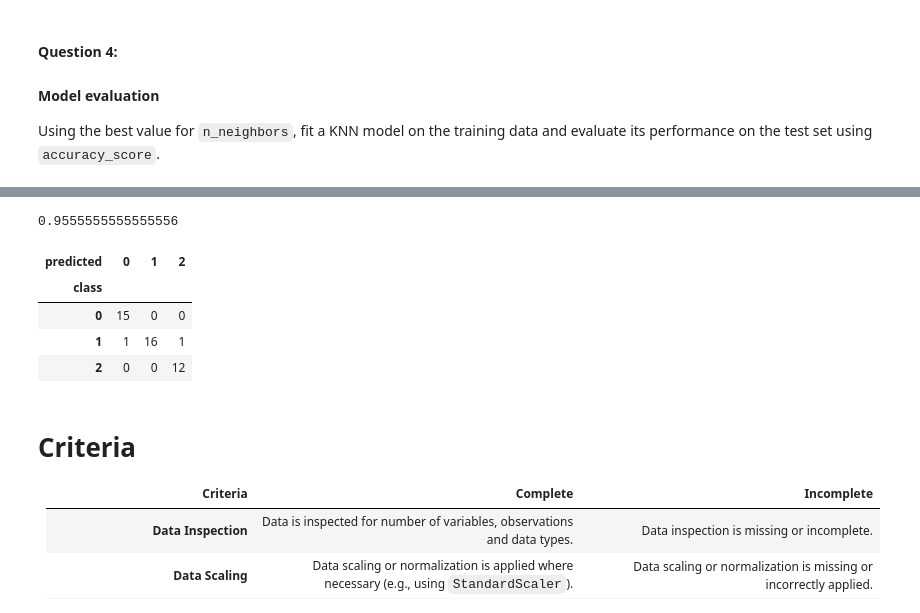
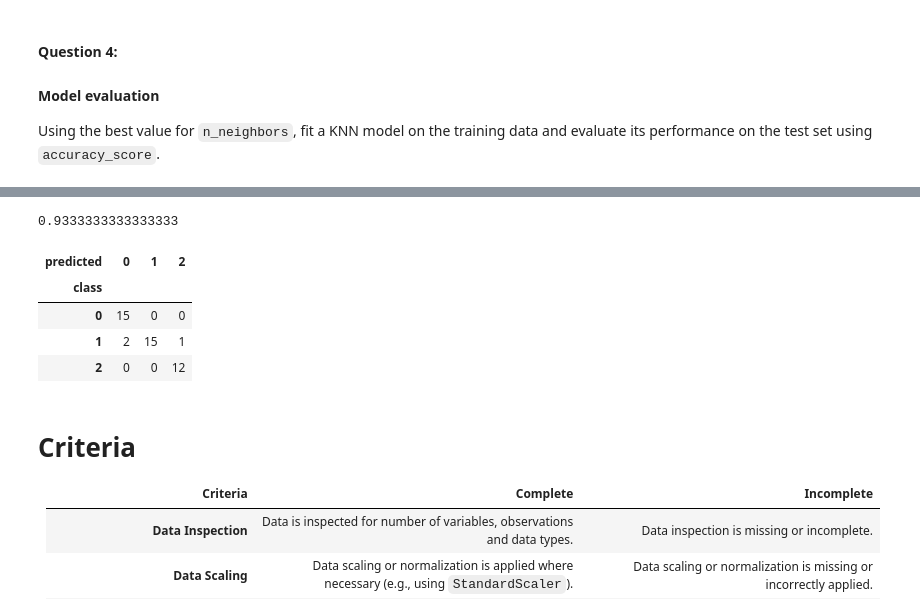
Before and after one commit to ccmckenzie17/LCR, a Jupyter notebook: 02_activities/assignments/assignment_1.ipynb, the cells around one changed output, grey strips where cells are left out. Drawn from its saved outputs; the diff is of its cells as text; code cells hidden in the pictures.

```diff
--- a/02_activities/assignments/assignment_1.ipynb
+++ b/02_activities/assignments/assignment_1.ipynb
@@ -133,0 +101,10 @@ print(predictors_standardized.head())
+# %%
+# Select predictors (excluding the last column)
+predictors = wine_df.iloc[:, :-1]
+
+# Standardize the predictors
+scaler = StandardScaler()
+predictors_standardized = pd.DataFrame(scaler.fit_transform(predictors), columns=predictors.columns)
+
+# Display the head of the standardized predictors
+print(predictors_standardized.head())
@@ -263,7 +264,7 @@ wine_tune_grid.best_params_
 Using the best value for `n_neighbors`, fit a KNN model on the training data and evaluate its performance on the test set using `accuracy_score`.
 # %%
 # Your code here...
-# Initilize the new knn model with the best number of neighbors (12)
-knn_optimized = KNeighborsClassifier(n_neighbors=12)
+# Initilize the new knn model with the best number of neighbors (7)
+knn_optimized = KNeighborsClassifier(n_neighbors=7)
 knn_optimized
 # %% [output]
@@ -305,25 +326,25 @@ knn_optimized.score(
     y_test
 )
 
-# The model correctly predicts the class of wine 95.6% of the time.
+# The model correctly predicts the class of wine 93.34% of the time.
 # It seems from this that wine class can be predicted fairly accurately
 # from the available predictors. Therefore these classes must represent
 # real differences in the wines
 # %% [output]
-0.9555555555555556
+0.9333333333333333
 # %%
 # Can run a confusion matrix
 pd.crosstab(
-    X_test['class'],
+    y_test,
     X_test['predicted']
 )
 
 # It seems like all three classes are distinct
 # %% [output]
 | predicted | 0 | 1 | 2 |
 | class |  |  |  |
 | 0 | 15 | 0 | 0 |
-| 1 | 1 | 16 | 1 |
+| 1 | 2 | 15 | 1 |
 | 2 | 0 | 0 | 12 |
 # %% [markdown]
 # Criteria
```
Also changed, not shown: parts of 10 cells of this notebook.
